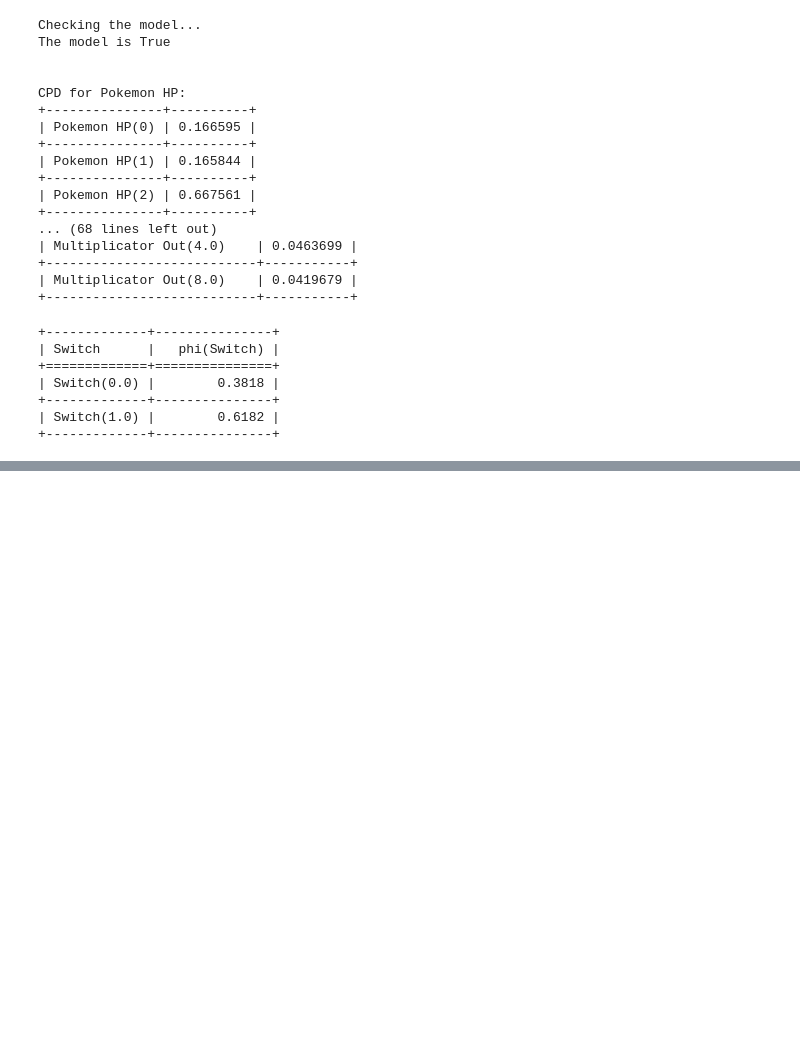
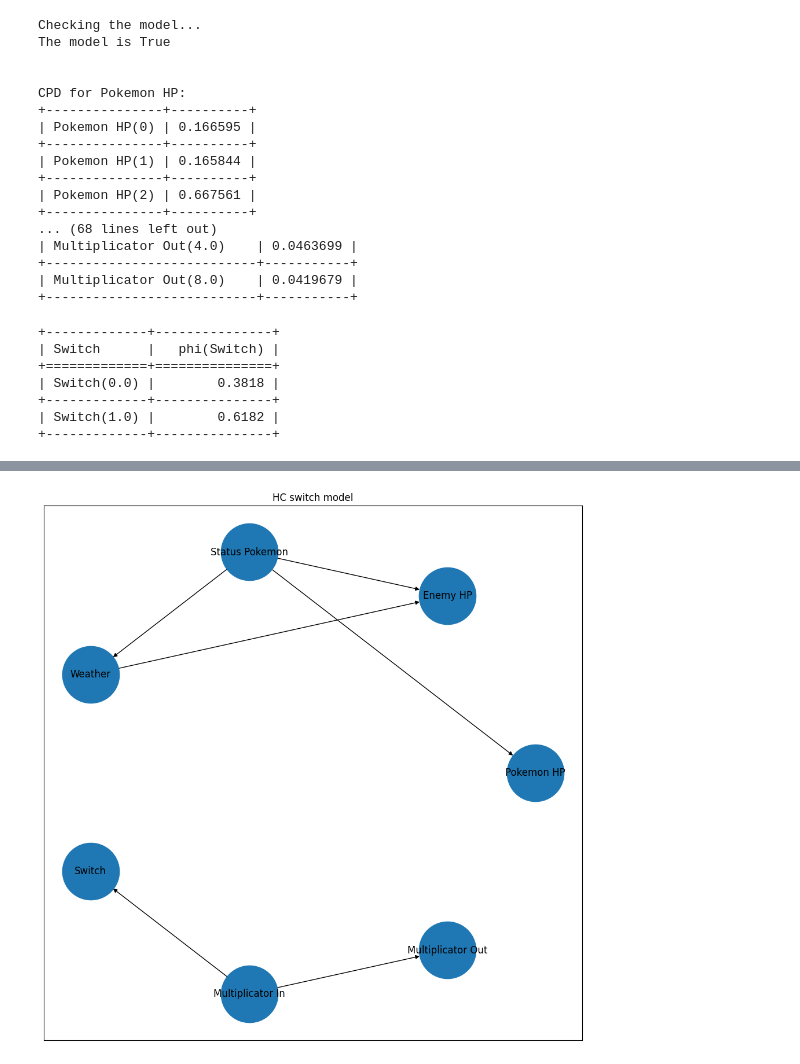
Before and after one commit to TechRufy/showdownBayesian, a Jupyter notebook: showdown/battle_bots/BayesianBotReduced/BayesianNetwork/BayesianPokemon.ipynb, the cells around one changed output, grey strips where cells are left out. Drawn from its saved outputs; the diff is of its cells as text; code cells hidden in the pictures; blank space fills up the shorter version.

```diff
--- a/showdown/battle_bots/BayesianBotReduced/BayesianNetwork/BayesianPokemon.ipynb
+++ b/showdown/battle_bots/BayesianBotReduced/BayesianNetwork/BayesianPokemon.ipynb
@@ -318,7 +374,7 @@ def Generate_Multiplicator_Out_switch(x):
 # %%
 #we do the same preProcessing of the first dataset
-df_switch["HPout"] = df_switch["HPout"].map(percentual_Transform)
-df_switch["HPEnemy"] = df_switch["HPEnemy"].map(percentual_Transform)
+df_switch["HPout"] = df_switch["HPout"].map(percentage_Transform)
+df_switch["HPEnemy"] = df_switch["HPEnemy"].map(percentage_Transform)
 df_switch["Weather"] = df_switch["Weather"].str.rstrip().str.lower()
 df_switch["StatusP"] = df_switch["StatusP"].str.rstrip().str.lower()
 
@@ -662,0 +800,13 @@ print(prob)
+# %%
+df_learn = df_switch.drop(["Switch In","Switch out","enemy"],axis=1)
+scorer = BDeuScore(data=df_learn)
+hc = HillClimbSearch(data=df_learn)
+hc_switch_model = hc.estimate(scoring_method=scorer, show_progress=False)
+
+fig, ax = plt.subplots(1, 1, figsize=(12, 12))
+nx.draw_networkx(hc_switch_model, pos=nx.drawing.layout.circular_layout(hc_switch_model), ax=ax, node_size=5000)
+fig.savefig('hc_switch')
+ax.set_title('HC switch model')
+hc_switch_model = BayesianNetwork(hc_switch_model.edges())
+# %% [output]
+[figure, added]
```
Also changed, not shown: parts of 31 cells of this notebook, 6 other files.
